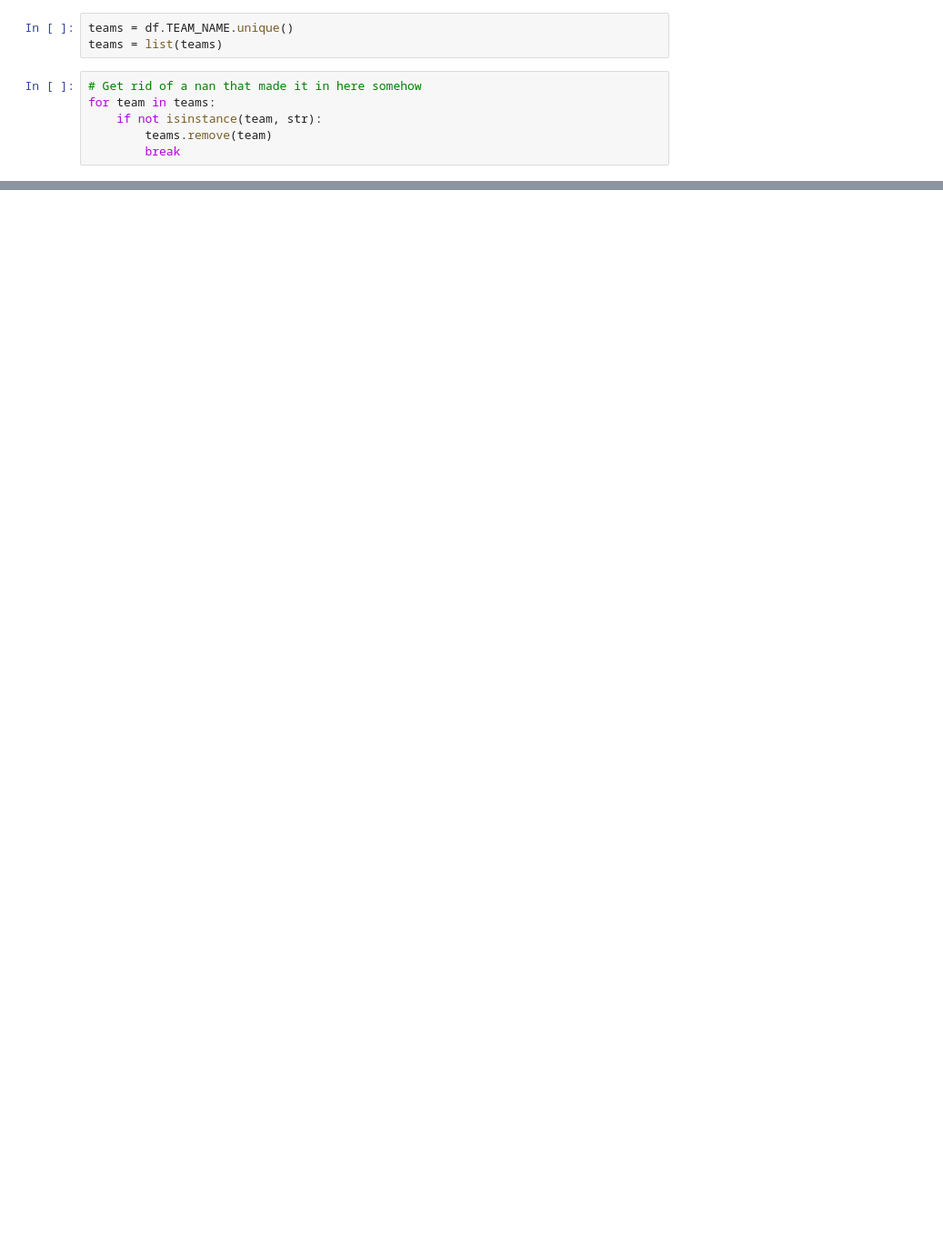
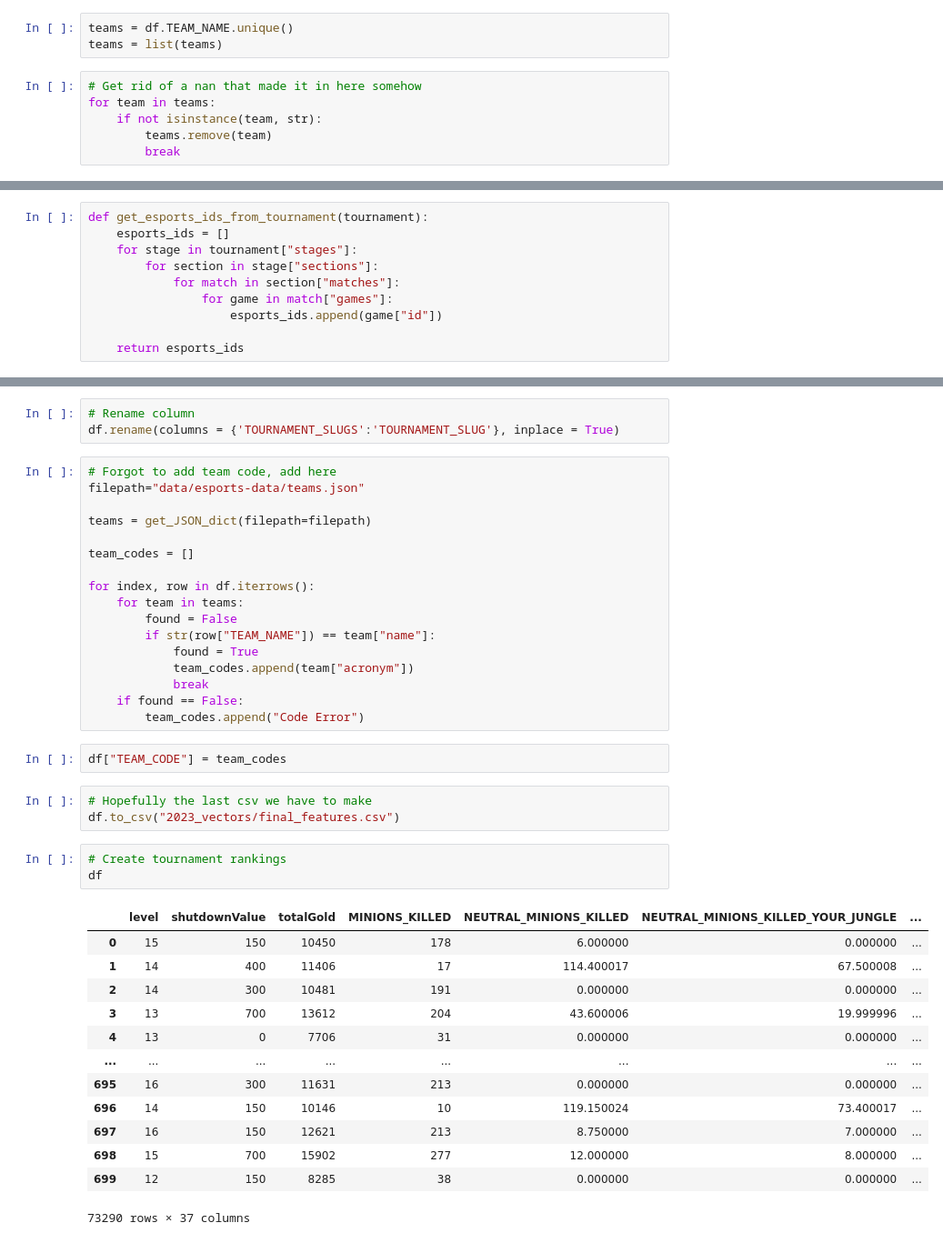
Before and after one commit to sammyoto/league-ranker, a Jupyter notebook: data_scripts/create_rankings.ipynb, the cells around one changed output, grey strips where cells are left out. Shown at 91% size. Cells and saved outputs as stored; diff of their text form; blank space fills up the shorter version.

Commit message:
completed rankings for global and tournaments.

```diff
--- a/data_scripts/create_rankings.ipynb
+++ b/data_scripts/create_rankings.ipynb
@@ -56 +59,11 @@ with open("power_scores/mydata.json", "w") as final:
     json.dump(sorted_averages, final, indent=2)
+# %%
+def get_esports_ids_from_tournament(tournament):
+    esports_ids = []
+    for stage in tournament["stages"]:
+        for section in stage["sections"]:
+            for match in section["matches"]:
+                for game in match["games"]:
+                    esports_ids.append(game["id"])
+
+    return esports_ids
@@ -56,0 +110,42 @@ with open("power_scores/mydata.json", "w") as final:
+# %%
+# Rename column
+df.rename(columns = {'TOURNAMENT_SLUGS':'TOURNAMENT_SLUG'}, inplace = True)
+# %%
+# Forgot to add team code, add here
+filepath="data/esports-data/teams.json"
+
+teams = get_JSON_dict(filepath=filepath)
+
+team_codes = []
+
+for index, row in df.iterrows():
+    for team in teams:
+        found = False
+        if str(row["TEAM_NAME"]) == team["name"]:
+            found = True
+            team_codes.append(team["acronym"])
+            break
+    if found == False:
+        team_codes.append("Code Error")
+# %%
+df["TEAM_CODE"] = team_codes
+# %%
+# Hopefully the last csv we have to make
+df.to_csv("2023_vectors/final_features.csv")
+# %%
+# Create tournament rankings
+df
+# %% [output]
+|  | level | shutdownValue | totalGold | MINIONS_KILLED | NEUTRAL_MINIONS_KILLED | NEUTRAL_MINIONS_KILLED_YOUR_JUNGLE | ... |
+| 0 | 15 | 150 | 10450 | 178 | 6.000000 | 0.000000 | ... |
+| 1 | 14 | 400 | 11406 | 17 | 114.400017 | 67.500008 | ... |
+| 2 | 14 | 300 | 10481 | 191 | 0.000000 | 0.000000 | ... |
+| 3 | 13 | 700 | 13612 | 204 | 43.600006 | 19.999996 | ... |
+| 4 | 13 | 0 | 7706 | 31 | 0.000000 | 0.000000 | ... |
+| ... | ... | ... | ... | ... | ... | ... | ... |
+| 695 | 16 | 300 | 11631 | 213 | 0.000000 | 0.000000 | ... |
+| 696 | 14 | 150 | 10146 | 10 | 119.150024 | 73.400017 | ... |
+| 697 | 16 | 150 | 12621 | 213 | 8.750000 | 7.000000 | ... |
+| 698 | 15 | 700 | 15902 | 277 | 12.000000 | 8.000000 | ... |
+| 699 | 12 | 150 | 8285 | 38 | 0.000000 | 0.000000 | ... |
+73290 rows × 37 columns
```
Also changed, not shown: parts of 11 cells of this notebook, 3 other files.
